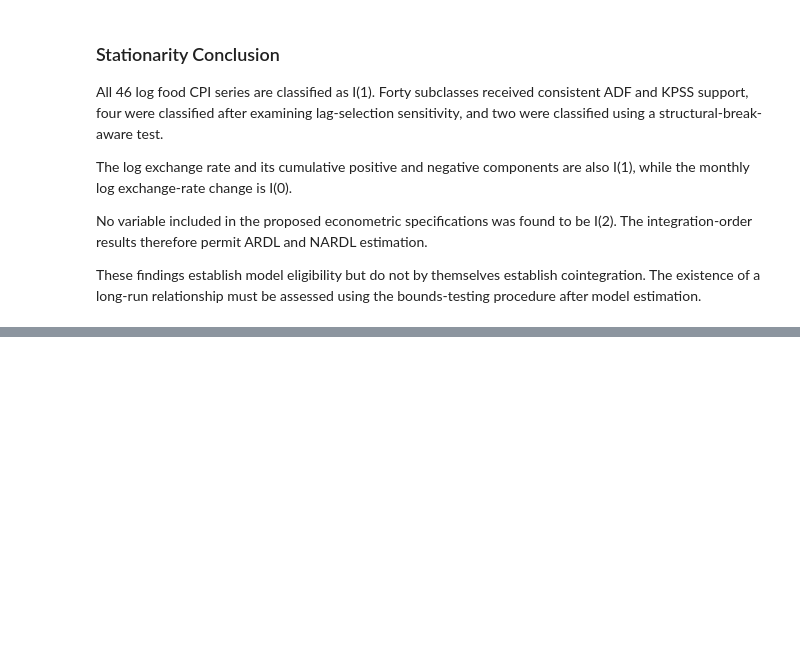
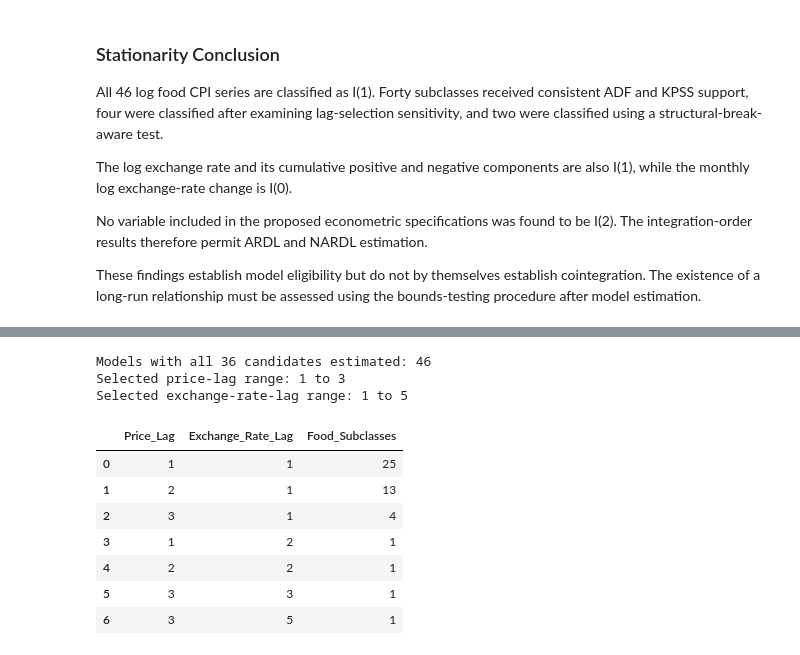
Before and after one commit to MasindiManaga/ERPT_ML_Research, a Jupyter notebook: notebooks/06_Econometric_Modelling.ipynb, the cells around one changed output, grey strips where cells are left out. Saved outputs shown, nothing was run; the diff lists cells and outputs as text; code cells hidden in the pictures; blank space fills up the shorter version.

```diff
--- a/notebooks/06_Econometric_Modelling.ipynb
+++ b/notebooks/06_Econometric_Modelling.ipynb
@@ -902,0 +1084,60 @@ These findings establish model eligibility but do not by themselves establish co
+# %%
+# summarise the selected symmetric lag orders
+symmetric_lag_distribution = (
+    symmetric_lag_selection
+    .groupby(
+        [
+            "Price_Lag",
+            "Exchange_Rate_Lag"
+        ]
+    )
+    .size()
+    .rename("Food_Subclasses")
+    .reset_index()
+    .sort_values(
+        [
+            "Food_Subclasses",
+            "Price_Lag",
+            "Exchange_Rate_Lag"
+        ],
+        ascending=[False, True, True]
+    )
+    .reset_index(drop=True)
+)
+
+print(
+    "Models with all 36 candidates estimated:",
+    (
+        symmetric_lag_selection[
+            "Successful_Candidates"
+        ] == 36
+    ).sum()
+)
+
+print(
+    "Selected price-lag range:",
+    symmetric_lag_selection["Price_Lag"].min(),
+    "to",
+    symmetric_lag_selection["Price_Lag"].max()
+)
+
+print(
+    "Selected exchange-rate-lag range:",
+    symmetric_lag_selection["Exchange_Rate_Lag"].min(),
+    "to",
+    symmetric_lag_selection["Exchange_Rate_Lag"].max()
+)
+
+symmetric_lag_distribution
+# %% [output]
+Models with all 36 candidates estimated: 46
+Selected price-lag range: 1 to 3
+Selected exchange-rate-lag range: 1 to 5
+|  | Price_Lag | Exchange_Rate_Lag | Food_Subclasses |
+| 0 | 1 | 1 | 25 |
+| 1 | 2 | 1 | 13 |
+| 2 | 3 | 1 | 4 |
+| 3 | 1 | 2 | 1 |
+| 4 | 2 | 2 | 1 |
+| 5 | 3 | 3 | 1 |
+| 6 | 3 | 5 | 1 |
```
Also changed, not shown: parts of 5 cells of this notebook.
